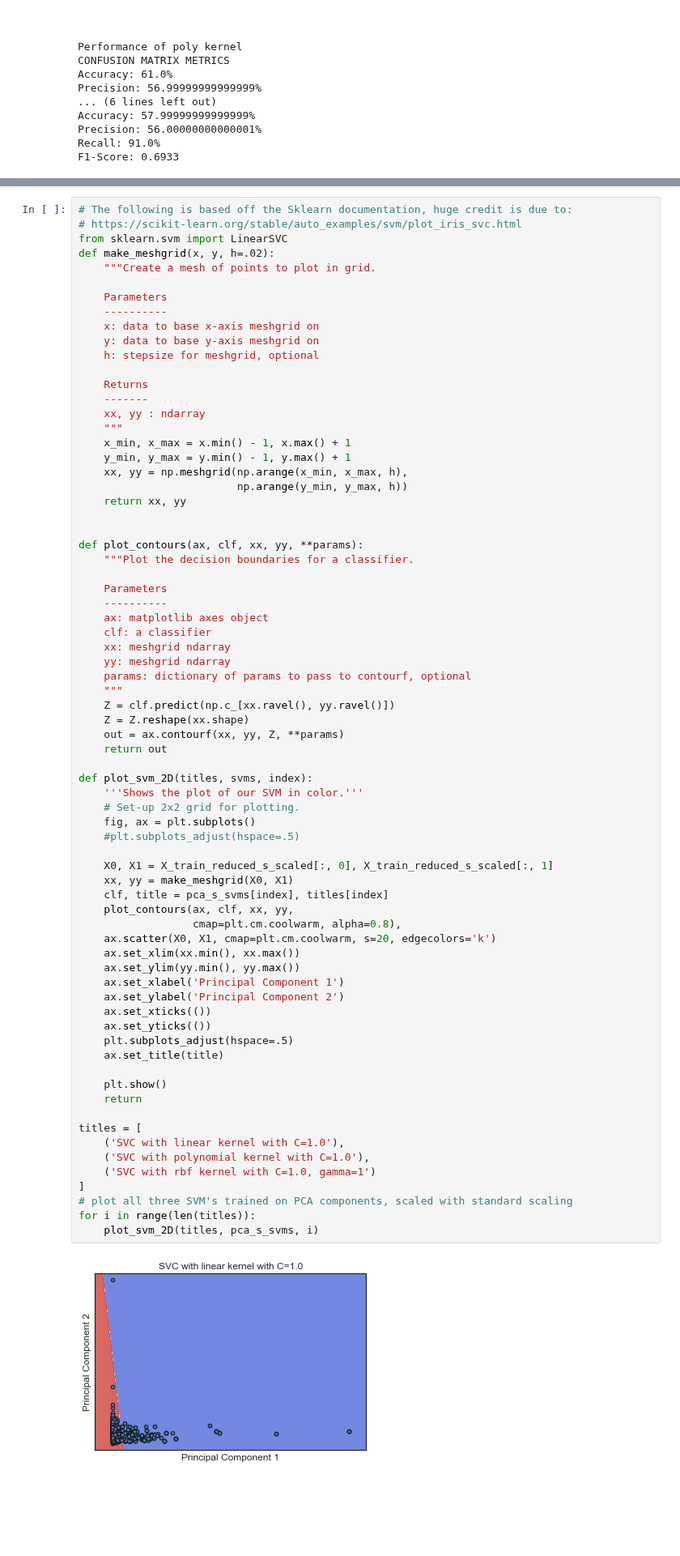
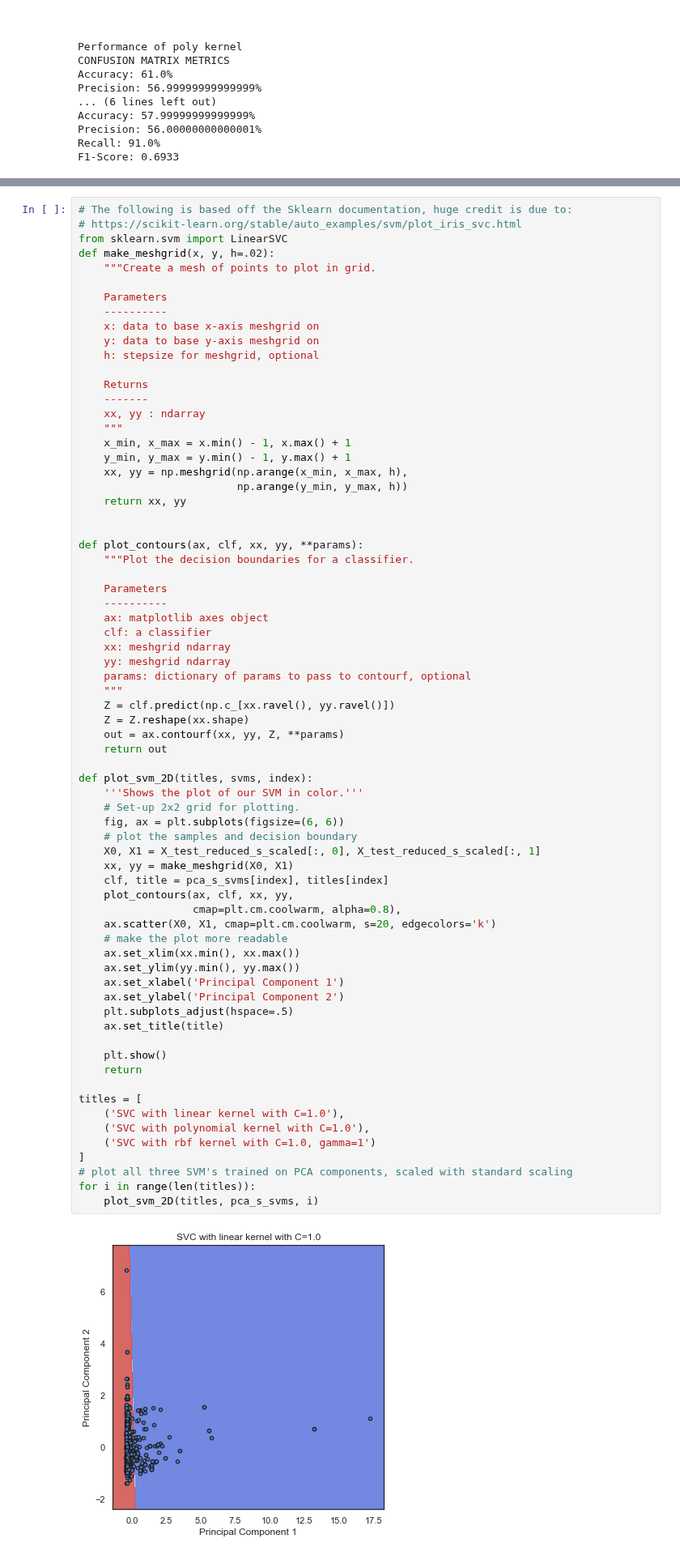
Before and after one commit to UPstartDeveloper/bookstore-classifier, a Jupyter notebook: classifications.ipynb, the cells around one changed output, grey strips where cells are left out. Shown at 81% size. Cells and saved outputs as stored; diff of their text form; blank space fills up the shorter version.

```diff
--- a/classifications.ipynb
+++ b/classifications.ipynb
@@ -924,37 +955,35 @@ def plot_contours(ax, clf, xx, yy, **params):
     out = ax.contourf(xx, yy, Z, **params)
     return out
 
 def plot_svm_2D(titles, svms, index):
     '''Shows the plot of our SVM in color.'''
     # Set-up 2x2 grid for plotting.
-    fig, ax = plt.subplots()
-    #plt.subplots_adjust(hspace=.5)
-
-    X0, X1 = X_train_reduced_s_scaled[:, 0], X_train_reduced_s_scaled[:, 1]
+    fig, ax = plt.subplots(figsize=(6, 6))
+    # plot the samples and decision boundary
+    X0, X1 = X_test_reduced_s_scaled[:, 0], X_test_reduced_s_scaled[:, 1]
     xx, yy = make_meshgrid(X0, X1)
     clf, title = pca_s_svms[index], titles[index]
     plot_contours(ax, clf, xx, yy,
                   cmap=plt.cm.coolwarm, alpha=0.8),
     ax.scatter(X0, X1, cmap=plt.cm.coolwarm, s=20, edgecolors='k')
+    # make the plot more readable
     ax.set_xlim(xx.min(), xx.max())
     ax.set_ylim(yy.min(), yy.max())
     ax.set_xlabel('Principal Component 1')
     ax.set_ylabel('Principal Component 2')
-    ax.set_xticks(())
-    ax.set_yticks(())
     plt.subplots_adjust(hspace=.5)
     ax.set_title(title)
 
     plt.show()
     return
 
 titles = [
     ('SVC with linear kernel with C=1.0'),
     ('SVC with polynomial kernel with C=1.0'),
     ('SVC with rbf kernel with C=1.0, gamma=1')
 ]
 # plot all three SVM's trained on PCA components, scaled with standard scaling
 for i in range(len(titles)):
     plot_svm_2D(titles, pca_s_svms, i)
 # %% [output]
-[figure, old version]
+[figure, new version]
```
Also changed, not shown: parts of 20 cells of this notebook.
